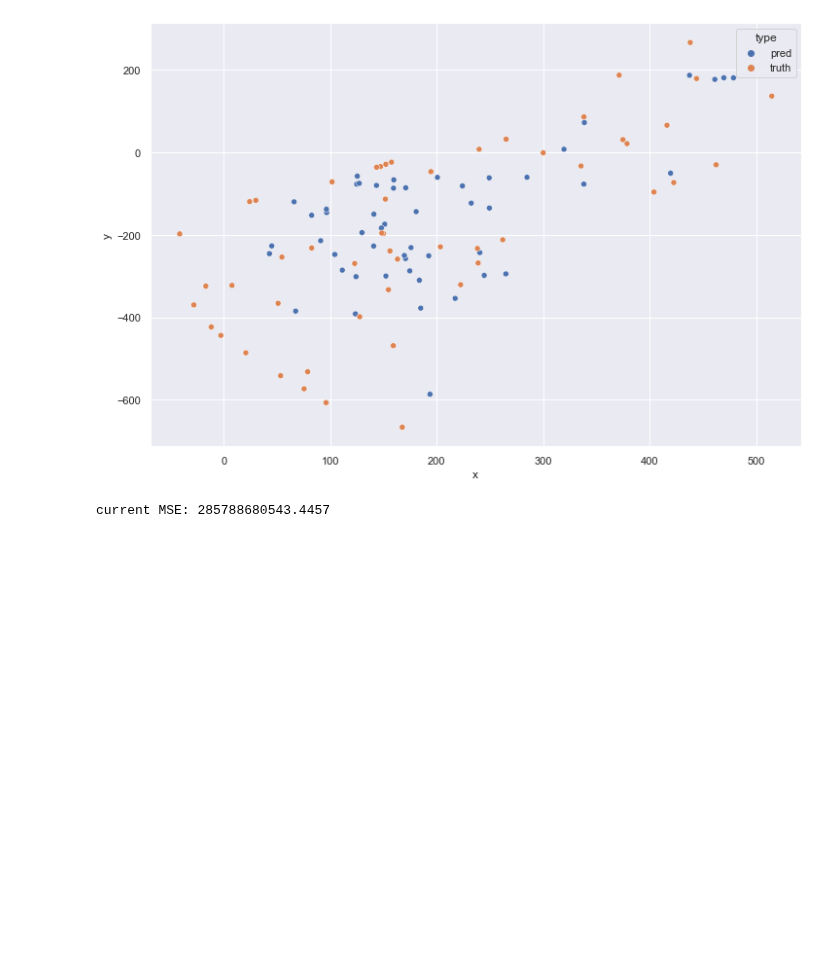
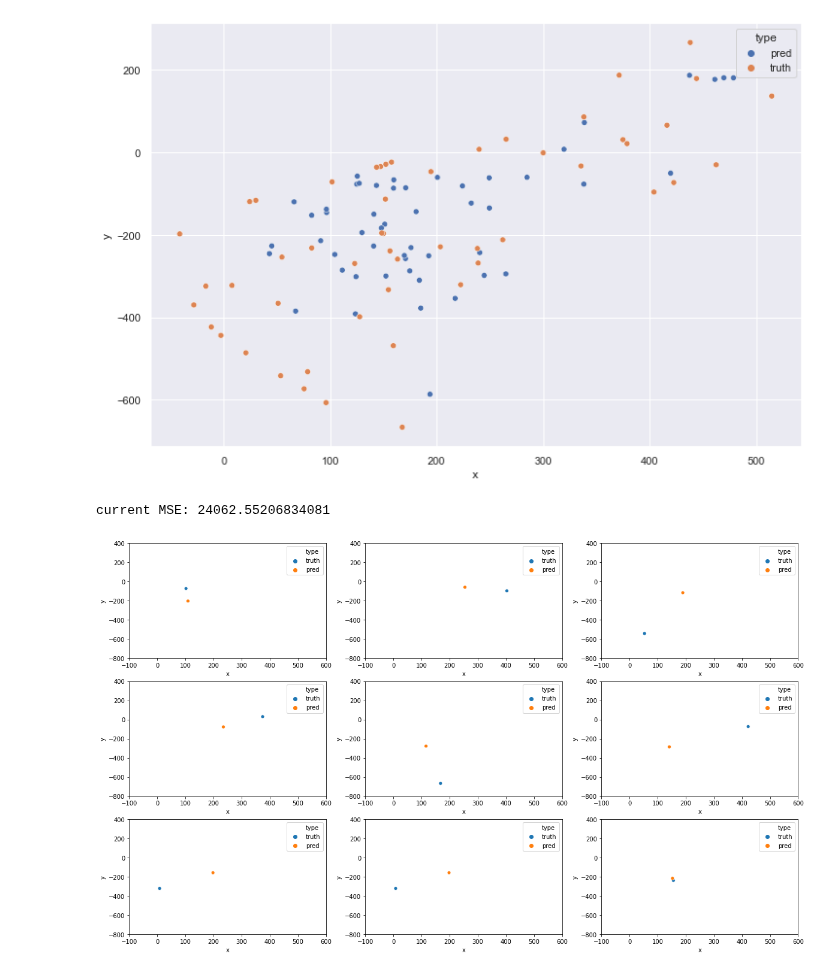
Before and after one commit to telenovelachuan/data_science, a Jupyter notebook: master_project/active_learning.ipynb, the cells around one changed output. Cells and saved outputs as stored; diff of their text form; code cells hidden in the pictures; blank space fills up the shorter version.

Commit message:
plot random dots comparison

```diff
--- a/master_project/active_learning.ipynb
+++ b/master_project/active_learning.ipynb
@@ -152,8 +153,32 @@ analyze_predictions(y_test_ae_cnn, file="cnn_ae_al_preds.csv")
 analyze_predictions(y_test_ae_cnn, file="cnn_ae_al_300_preds.csv")
 # %% [output]
 [figure]
-# %%
-model_ae = keras.models.load_model('preds/model_ae', compile=False)
-get_prediction_precision(model_ae, x_test_ae_cnn, y_test_ae_cnn)
-# %% [output]
-current MSE: 285788680543.4457
+# %%
+def get_prediction_precision(regressor, x_test, y_test):
+    y_pred = regressor.predict(x_test)
+    mse = mean_squared_error(y_true=y_test, y_pred=y_pred)
+    print(f"current MSE: {mse}")
+
+model_ae = keras.models.load_model('preds/model_ae_active_learning.h5', compile=False)
+get_prediction_precision(model_ae, x_test_ae_cnn, y_test_ae_cnn)
+# %% [output]
+current MSE: 24062.55206834081
+# %%
+def plot_random_dots(model, x_test, y_test):
+    random_choices = random.choices(list(zip(x_test, y_test)), k=9)
+    fig, axes = plt.subplots(nrows=3, ncols=3, figsize=(20, 12))
+    for idx, (_x, _y) in enumerate(random_choices):
+        _y_pred = model.predict(np.array([_x]))
+        _df_y = pd.DataFrame([_y], columns=["x", "y", "z"])
+        _df_y["type"] = "truth"
+        _df_y_pred = pd.DataFrame(_y_pred, columns=["x", "y", "z"])
+        _df_y_pred["type"] = "pred"
+        _df = pd.concat([_df_y, _df_y_pred], ignore_index=True)
+        ax = plt.subplot(3, 3, idx + 1)
+        g = sns.scatterplot(x="x", y="y", data=_df, hue="type")
+        g.set(ylim=(-800, 400))
+        g.set(xlim=(-100, 600))
+
+plot_random_dots(model_ae, x_test_ae_cnn, y_test_ae_cnn)
+# %% [output]
+[figure, added]
```
Also changed, not shown: parts of 1 cell of this notebook, 1 other file.
